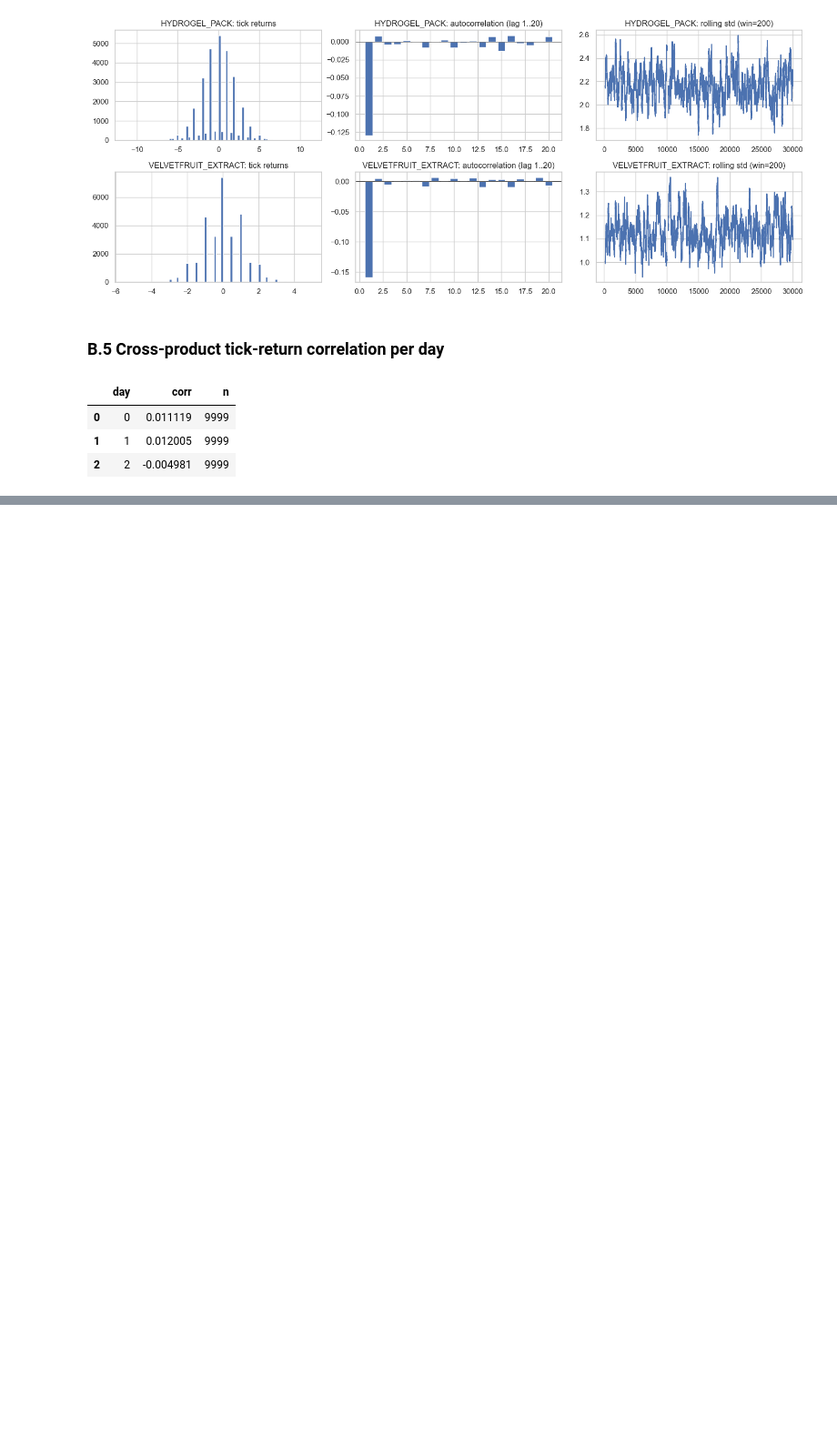
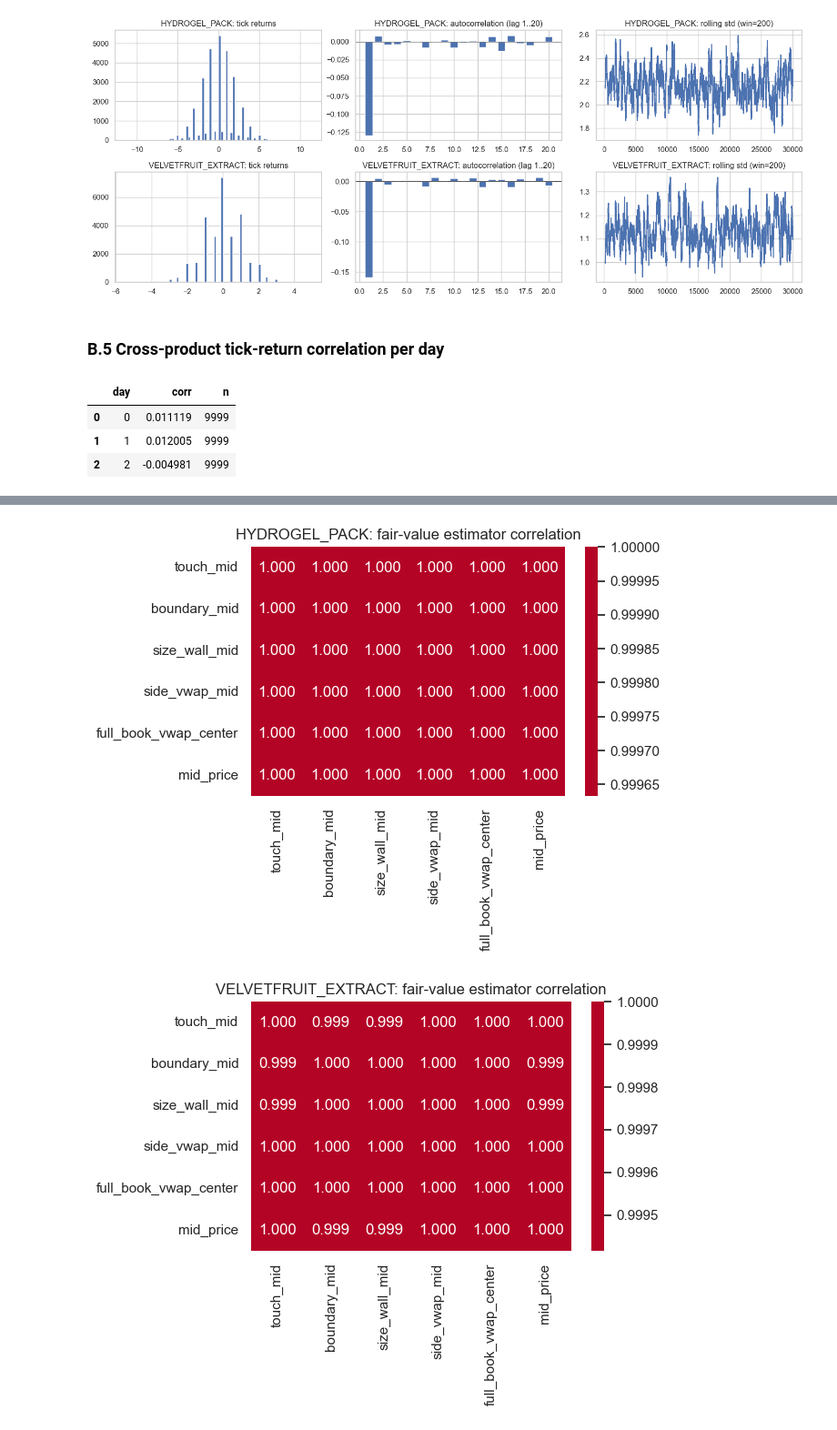
Before and after one commit to Sophbx/imc_prosperity4, a Jupyter notebook: Round3/Analysis/analysis_delta1.ipynb, the cells around one changed output, grey strips where cells are left out. Shown at 91% size. Saved outputs shown, nothing was run; the diff lists cells and outputs as text; code cells hidden in the pictures; blank space fills up the shorter version.

```diff
--- a/Round3/Analysis/analysis_delta1.ipynb
+++ b/Round3/Analysis/analysis_delta1.ipynb
@@ -182,0 +222,17 @@ display(pd.DataFrame(rows))
+# %%
+FAIR_VALUE_COLS = [
+    "touch_mid", "boundary_mid", "size_wall_mid",
+    "side_vwap_mid", "full_book_vwap_center", "mid_price",
+]
+
+for prod in DELTA1_PRODUCTS:
+    x = df_clean[df_clean["product"] == prod]
+    corr = x[FAIR_VALUE_COLS].corr()
+    fig, ax = plt.subplots(figsize=(6.5, 5))
+    sns.heatmap(corr, annot=True, fmt=".3f", cmap="coolwarm", center=0, ax=ax)
+    ax.set_title(f"{prod}: fair-value estimator correlation")
+    plt.tight_layout()
+    plt.show()
+# %% [output]
+[figure, added]
+[figure, added]
```
Also changed, not shown: parts of 13 cells of this notebook, 4 other files.
